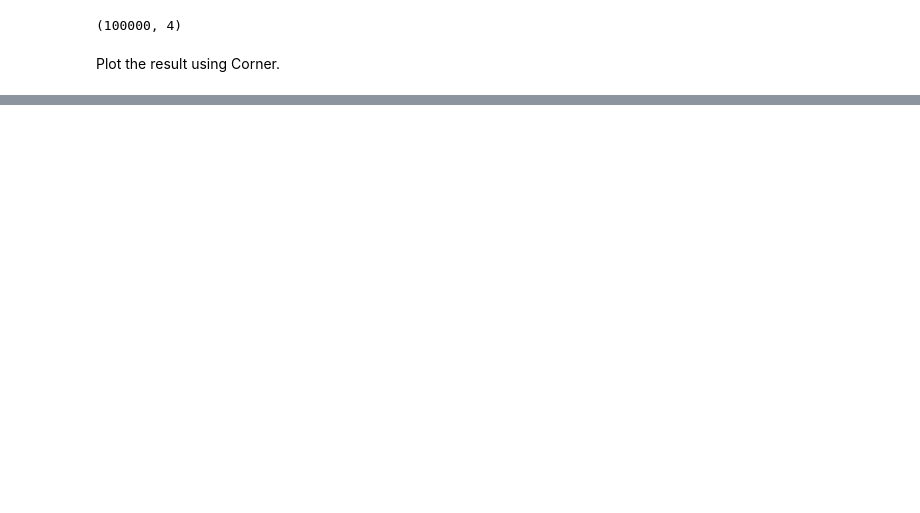
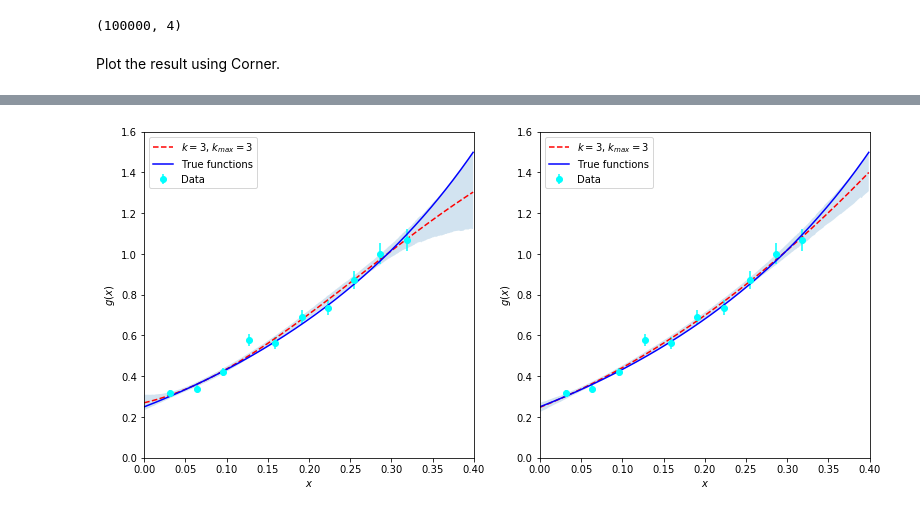
Before and after one commit to elindgren/lfd_project, a Jupyter notebook: Project 1 - basic task.ipynb, the cells around one changed output, grey strips where cells are left out. Drawn from its saved outputs; the diff is of its cells as text; code cells hidden in the pictures; blank space fills up the shorter version.

```diff
--- a/Project 1 - basic task.ipynb
+++ b/Project 1 - basic task.ipynb
@@ -95,6 +94,9 @@ where $N_d$ is the number of datapoints, $\sigma_{j,exp}$ is the standard deviat
 $$ \chi^2 = \sum_{i=1}^{N_d} \left(\frac{d_i - g(x_i)}{\sigma_i} \right)^2$$
 # %%
 # Toy model for EFT
+def true_function(x):
+    return (0.5 + np.tan(np.pi/2 * x))**2
+
 def simple_model(a, x):
     '''Returns model of order 3. a is a vector containing the model features.'''
     return a[0] + a[1]*x + a[2]*x**2 + a[3]*x**3
@@ -204,0 +248,12 @@ fig_natural.savefig("corner_natural")
+# %%
+# Created data to evaluate model on from 0 to 0.4
+xmin = 0.0
+xmax = 0.4
+step = 0.001
+interval = np.arange(xmin, xmax, step).reshape((-1,1))
+
+# Evaluate the model based on the uniform prior
+y_uniform, y_mean_uniform, y_lower_uniform, y_upper_uniform = evaluate_model(interval, samples_uniform)
+
+# Evaluate the model based on the naturalness prior
+y_natural, y_mean_natural, y_lower_natural, y_upper_natural = evaluate_model(interval, sampler_natural)
@@ -204,0 +263,28 @@ fig_natural.savefig("corner_natural")
+# %%
+fig, (ax1, ax2) = plt.subplots(1, 2, figsize=(13,6))
+
+# Plot the evaluation of the model based on the uniform prior
+ax1.plot(interval, y_mean_uniform, color='red', linestyle='--', label=r'$k=3$, $k_{max}=3$')
+ax1.fill_between(interval[:,0], y_lower_uniform, y_upper_uniform, alpha=0.2)
+ax1.plot(interval, true_function(interval), color='blue', label='True functions')
+ax1.errorbar(x, d, yerr=sigma, color='cyan', marker='o', linestyle='None', label='Data')
+ax1.set_xlabel(r'$x$')
+ax1.set_ylabel(r'$g(x)$')
+ax1.set_xlim(0, 0.4)
+ax1.set_ylim(0, 1.6)
+ax1.legend(loc='best')
+
+# Plot the evaluation of the model based on the naturalness
+ax2.plot(interval, y_mean_natural, color='red', linestyle='--', label=r'$k=3$, $k_{max}=3$')
+ax2.fill_between(interval[:,0], y_lower_natural, y_upper_natural, alpha=0.2)
+ax2.plot(interval, true_function(interval), color='blue', label='True functions')
+ax2.errorbar(x, d, yerr=sigma, color='cyan', marker='o', linestyle='None', label='Data')
+ax2.set_xlabel(r'$x$')
+ax2.set_ylabel(r'$g(x)$')
+ax2.set_xlim(0, 0.4)
+ax2.set_ylim(0, 1.6)
+ax2.legend(loc='best')
+
+plt.show()
+# %% [output]
+[figure, added]
```
Also changed, not shown: parts of 6 cells of this notebook, 2 other files.
